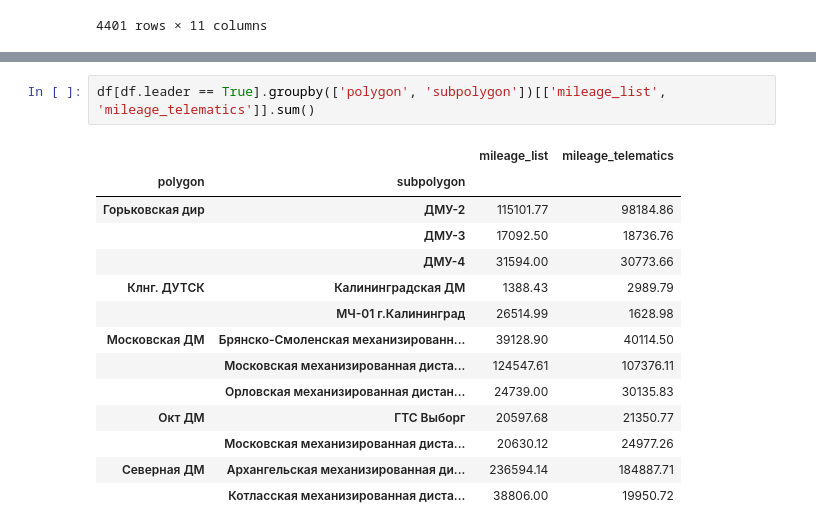
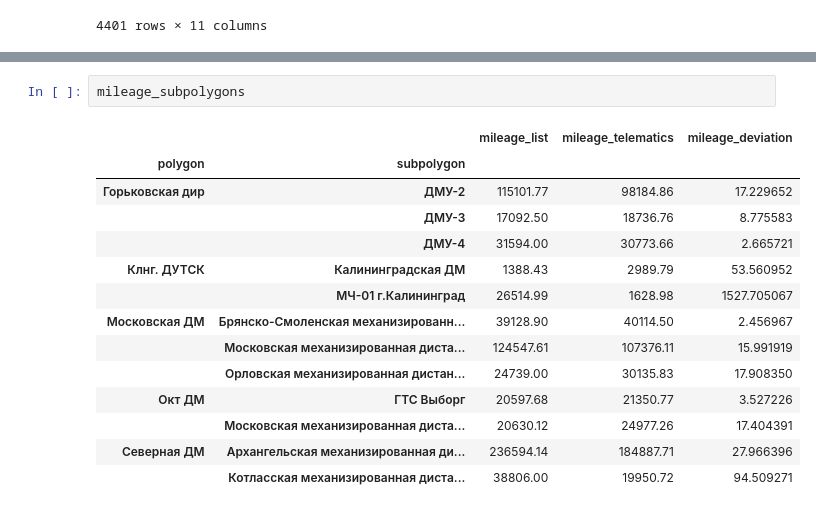
Before and after one commit to EgorAndrik/CP-Dashboards, a Jupyter notebook: models/rate.ipynb, the cells around one changed output, grey strips where cells are left out. Drawn from its saved outputs; the diff is of its cells as text.

```diff
--- a/models/rate.ipynb
+++ b/models/rate.ipynb
@@ -72,17 +41,17 @@ mileage_polygons
-# %%
-df[df.leader == True].groupby(['polygon', 'subpolygon'])[['mileage_list', 'mileage_telematics']].sum()
-# %% [output]
-|  |  | mileage_list | mileage_telematics |
-| polygon | subpolygon |  |  |
-| Горьковская дир | ДМУ-2 | 115101.77 | 98184.86 |
-|  | ДМУ-3 | 17092.50 | 18736.76 |
-|  | ДМУ-4 | 31594.00 | 30773.66 |
-| Клнг. ДУТСК | Калининградская ДМ | 1388.43 | 2989.79 |
-|  | МЧ-01 г.Калининград | 26514.99 | 1628.98 |
-| Московская ДМ | Брянско-Смоленская механизированн... | 39128.90 | 40114.50 |
-|  | Московская механизированная диста... | 124547.61 | 107376.11 |
-|  | Орловская механизированная дистан... | 24739.00 | 30135.83 |
-| Окт ДМ | ГТС Выборг | 20597.68 | 21350.77 |
-|  | Московская механизированная диста... | 20630.12 | 24977.26 |
-| Северная ДМ | Архангельская механизированная ди... | 236594.14 | 184887.71 |
-|  | Котласская механизированная диста... | 38806.00 | 19950.72 |
+# %%
+mileage_subpolygons
+# %% [output]
+|  |  | mileage_list | mileage_telematics | mileage_deviation |
+| polygon | subpolygon |  |  |  |
+| Горьковская дир | ДМУ-2 | 115101.77 | 98184.86 | 17.229652 |
+|  | ДМУ-3 | 17092.50 | 18736.76 | 8.775583 |
+|  | ДМУ-4 | 31594.00 | 30773.66 | 2.665721 |
+| Клнг. ДУТСК | Калининградская ДМ | 1388.43 | 2989.79 | 53.560952 |
+|  | МЧ-01 г.Калининград | 26514.99 | 1628.98 | 1527.705067 |
+| Московская ДМ | Брянско-Смоленская механизированн... | 39128.90 | 40114.50 | 2.456967 |
+|  | Московская механизированная диста... | 124547.61 | 107376.11 | 15.991919 |
+|  | Орловская механизированная дистан... | 24739.00 | 30135.83 | 17.908350 |
+| Окт ДМ | ГТС Выборг | 20597.68 | 21350.77 | 3.527226 |
+|  | Московская механизированная диста... | 20630.12 | 24977.26 | 17.404391 |
+| Северная ДМ | Архангельская механизированная ди... | 236594.14 | 184887.71 | 27.966396 |
+|  | Котласская механизированная диста... | 38806.00 | 19950.72 | 94.509271 |
```
Also changed, not shown: parts of 6 cells of this notebook, 2 other files.
